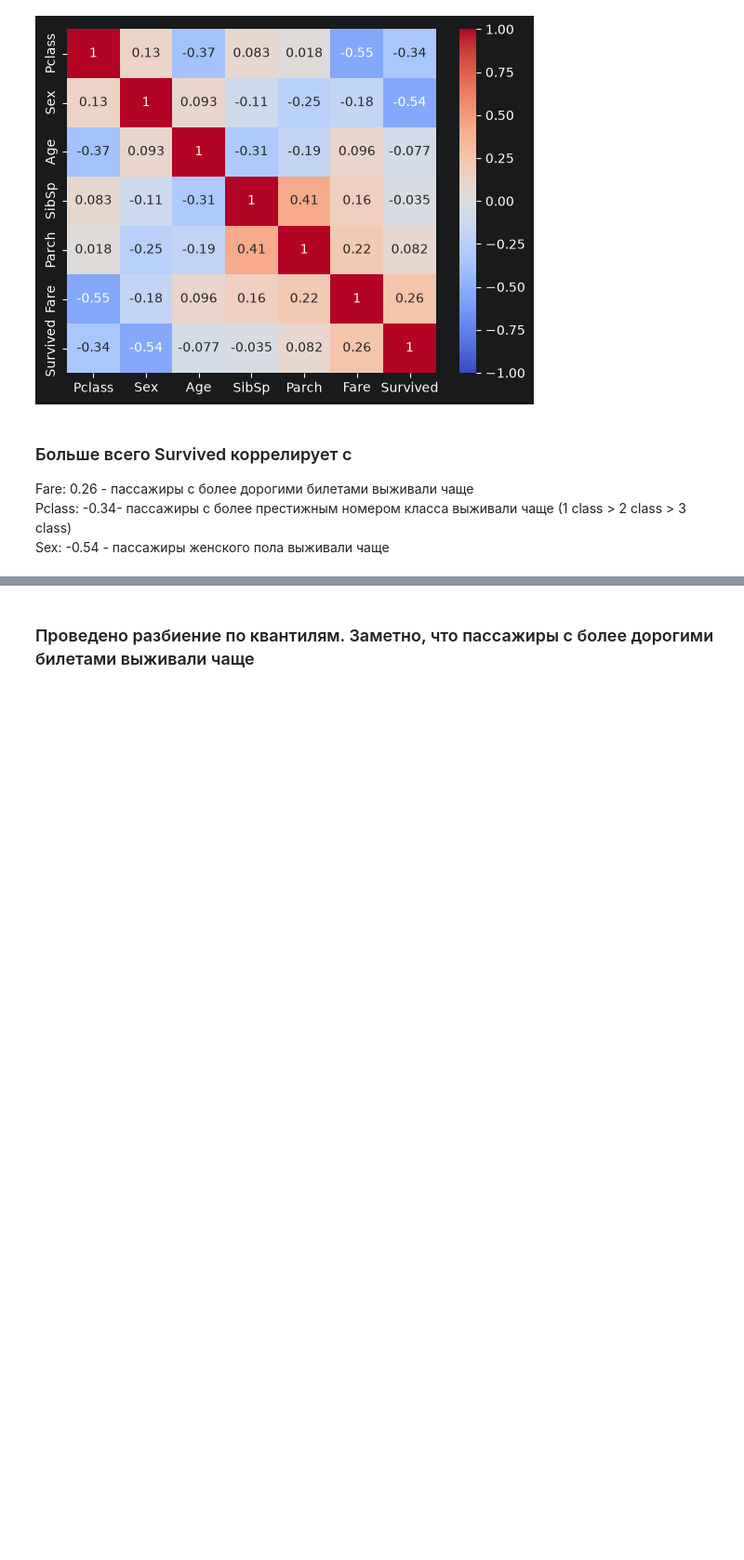
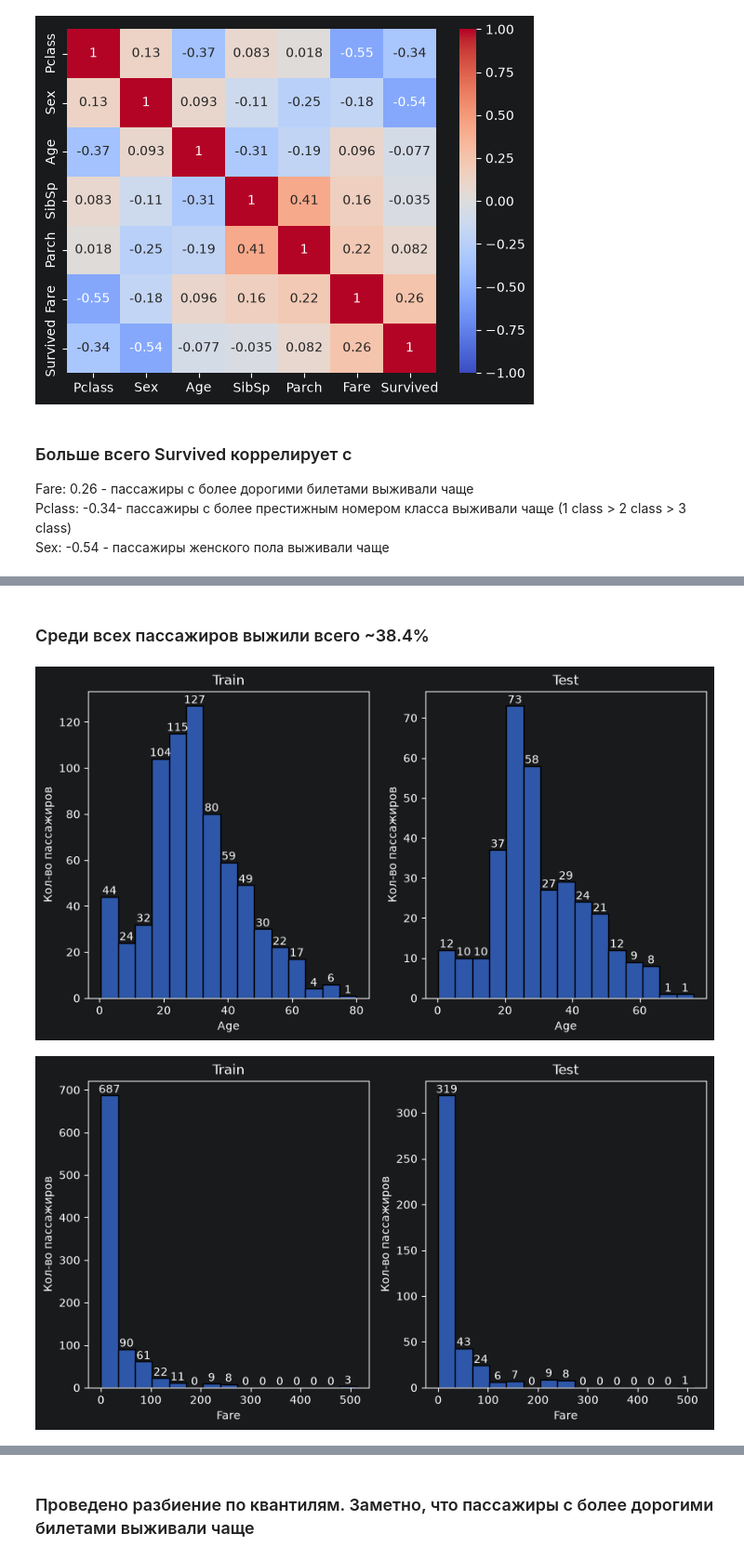
Before and after one commit to wozziwork/Kaggle_Titanik_solution, a Jupyter notebook: EDA_Titanik.ipynb, the cells around one changed output, grey strips where cells are left out. Shown at 93% size. Drawn from its saved outputs; the diff is of its cells as text; code cells hidden in the pictures; blank space fills up the shorter version.

```diff
--- a/EDA_Titanik.ipynb
+++ b/EDA_Titanik.ipynb
@@ -171,0 +212,14 @@ plt.show()
+# %% [markdown]
+### Среди всех пассажиров выжили всего ~38.4%
+# %%
+for col in ['Age','Fare']:
+    fix, axes = plt.subplots(1,2, figsize=(10,5))
+    for ax, df, title in zip(axes,[train,test],['Train','Test']):
+        sns.histplot(df, x=df[col], bins=15, ax=ax)
+        ax.bar_label(ax.containers[0],padding=0)
+        ax.set_title(title)
+        ax.set_ylabel('Кол-во пассажиров')
+    plt.show()
+# %% [output]
+[figure, added]
+[figure, added]
```
Also changed, not shown: parts of 60 cells of this notebook.
